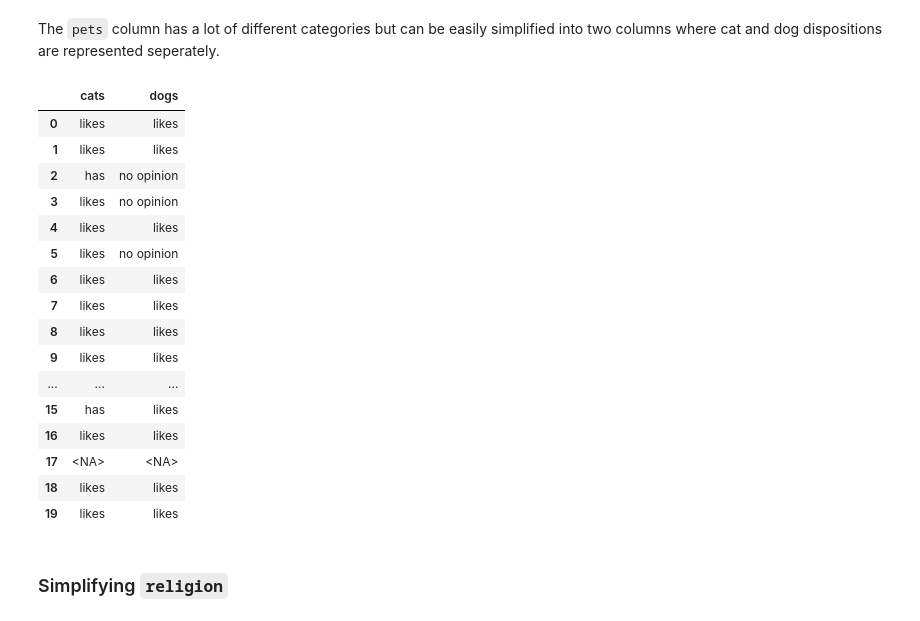
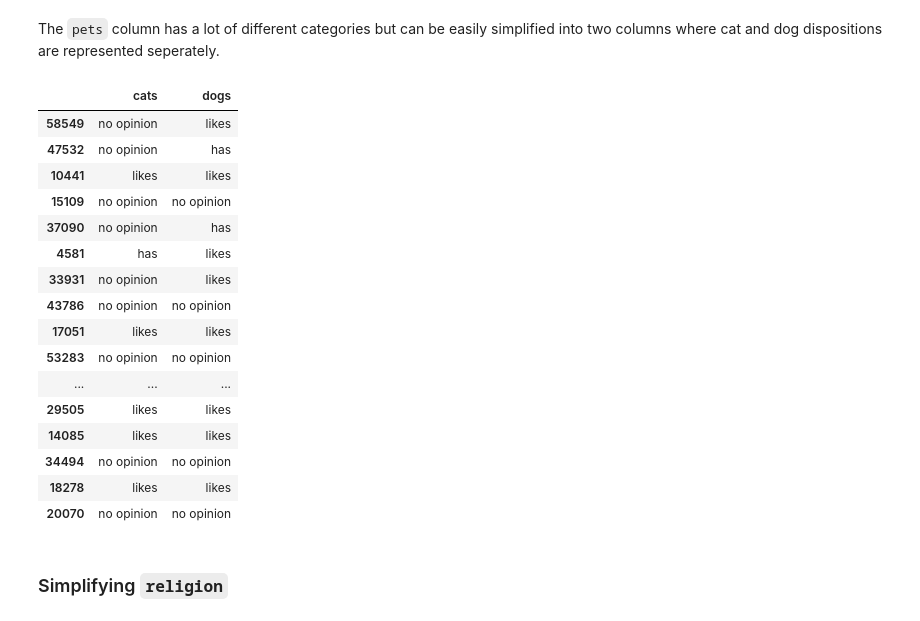
Before and after one commit to BinaryBite/Date-a-scientist, a Jupyter notebook: date-a-scientist.ipynb, the cells around one changed output. Cells and saved outputs as stored; diff of their text form; code cells hidden in the pictures.

Commit message:
Changes to be committed: modified:   date-a-scientist.ipynb changes: Implemented pre-analysis split to avoid snooping-bias

```diff
--- a/date-a-scientist.ipynb
+++ b/date-a-scientist.ipynb
@@ -90,3 +90,6 @@ This ensures we keep data snooping bias out of our project! The dataset is quite
+# %%
+train_set, test_set = train_test_split(df, test_size = 0.1, random_state = 10)
+profiles = train_set.copy()
 # %% [markdown]
 # Data Cleaning
 
@@ -108,6 +111,9 @@ df.duplicated().sum()
 np.int64(0)
 # %% [markdown]
 Looks like we are all clear on duplicate entries.
+# %%
+for col in profiles.select_dtypes(include = 'object').columns:
+    profiles[col] = profiles[col].astype(str)
 # %% [markdown]
 ## Simplifying attributes
 
@@ -184,14 +191,14 @@ def replacer(lst, x, string1 = None):
 # %%
 #create new column for education level
 edu = ['space camp', 'high school', 'two-year college', 'college/university', 'law school', 'med school', 'masters', 'ph.d']
-df['education_level'] = df['education'].apply(lambda x: replacer(edu, x))
+profiles['education_level'] = profiles['education'].apply(lambda x: replacer(edu, x))
 
 #create new column for education status
 edu = ['dropped out', 'working on', 'graduated']
-df['education_status'] = df['education'].apply(lambda x: replacer(edu, x, 'graduated'))
+profiles['education_status'] = profiles['education'].apply(lambda x: replacer(edu, x, 'graduated'))
 
 #get rid of the old education column
-df.drop(columns = 'education', inplace = True)
-df.education_status.value_counts(dropna = False)
+profiles.drop(columns = 'education', inplace = True)
+profiles.education_status.value_counts(dropna = False)
 # %% [output]
 education_status
@@ -258,12 +264,12 @@ def long_handler(x, string1):
     else:
         return pd.NA #if the entry is N/A or somehow not a string then return N/A
 # %%
-df.ethnicity = df.ethnicity.apply(lambda x: long_handler(x, 'mixed'))
-df["ethnicity_1"] = df.ethnicity.apply(lambda x: x[0] if isinstance(x, list) else x)
-df["ethnicity_2"] = df.ethnicity.apply(lambda x: x[1] if isinstance(x, list) else x)
+profiles.ethnicity = profiles.ethnicity.apply(lambda x: long_handler(x, 'mixed'))
+profiles["ethnicity_1"] = profiles.ethnicity.apply(lambda x: x[0] if isinstance(x, list) else x)
+profiles["ethnicity_2"] = profiles.ethnicity.apply(lambda x: x[1] if isinstance(x, list) else x)
 
-df.drop(columns = ['ethnicity'], inplace = True)
+profiles.drop(columns = ['ethnicity'], inplace = True)
 
-df[["ethnicity_1", "ethnicity_2"]].head(10)
+profiles[["ethnicity_1", "ethnicity_2"]].head(10)
 # %% [output]
 |  | ethnicity_1 | ethnicity_2 |
@@ -331,30 +337,30 @@ def pet_sentiment(x, pet: str):
     else:
         return pd.NA
 # %%
-df['dogs'] = df.pets.apply(lambda x: pet_sentiment(x, 'dog'))
-df['cats'] = df.pets.apply(lambda x: pet_sentiment(x, 'cat'))
+profiles['dogs'] = profiles.pets.apply(lambda x: pet_sentiment(x, 'dog'))
+profiles['cats'] = profiles.pets.apply(lambda x: pet_sentiment(x, 'cat'))
 
-df.drop(columns = ['pets'], inplace = True)
+profiles.drop(columns = ['pets'], inplace = True)
 
-df[['cats', 'dogs']].head(20)
+profiles[['cats', 'dogs']].head(20)
 # %% [output]
 |  | cats | dogs |
-| 0 | likes | likes |
-| 1 | likes | likes |
-| 2 | has | no opinion |
-| 3 | likes | no opinion |
-| 4 | likes | likes |
-| 5 | likes | no opinion |
-| 6 | likes | likes |
-| 7 | likes | likes |
-| 8 | likes | likes |
-| 9 | likes | likes |
+| 58549 | no opinion | likes |
+| 47532 | no opinion | has |
+| 10441 | likes | likes |
+| 15109 | no opinion | no opinion |
+| 37090 | no opinion | has |
+| 4581 | has | likes |
+| 33931 | no opinion | likes |
+| 43786 | no opinion | no opinion |
+| 17051 | likes | likes |
+| 53283 | no opinion | no opinion |
 | ... | ... | ... |
-| 15 | has | likes |
-| 16 | likes | likes |
-| 17 | <NA> | <NA> |
-| 18 | likes | likes |
-| 19 | likes | likes |
+| 29505 | likes | likes |
+| 14085 | likes | likes |
+| 34494 | no opinion | no opinion |
+| 18278 | likes | likes |
+| 20070 | no opinion | no opinion |
 # %% [markdown]
 ### Simplifying `religion`
 # %%
```
Also changed, not shown: parts of 69 cells of this notebook.
